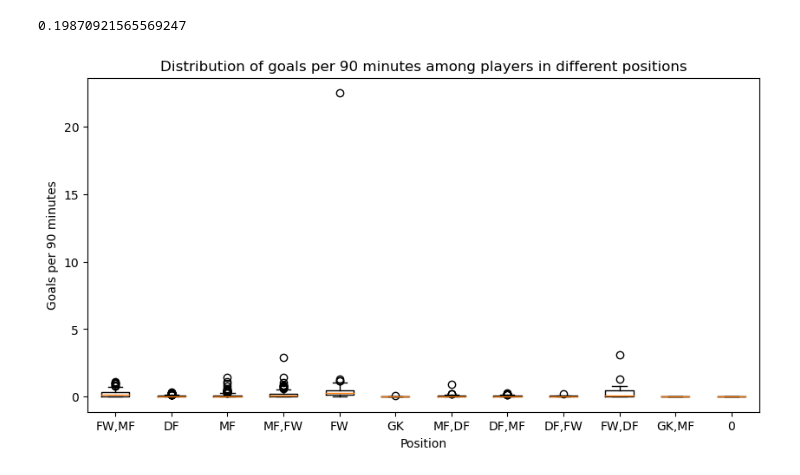
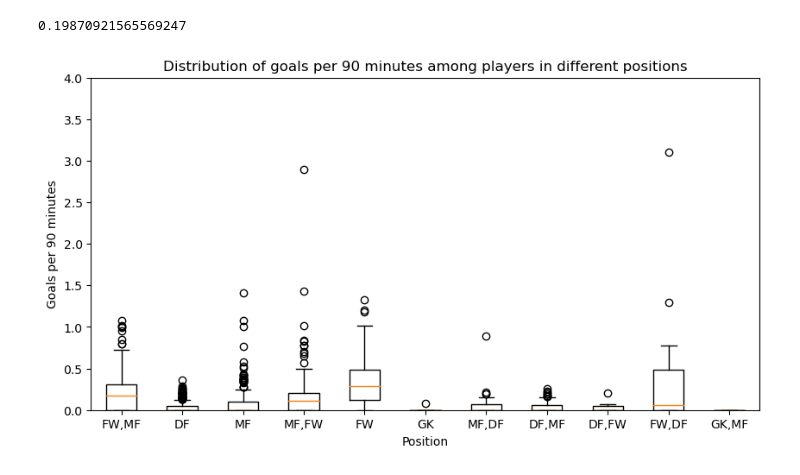
Before and after one commit to RockyOwens/Project1, a Jupyter notebook: SoccerPlayerAnalysis.ipynb, the cells around one changed output. Saved outputs shown, nothing was run; the diff lists cells and outputs as text; code cells hidden in the pictures.

```diff
--- a/SoccerPlayerAnalysis.ipynb
+++ b/SoccerPlayerAnalysis.ipynb
@@ -421,11 +421,12 @@ correlation
 # %%
 # What is the distribution of goals per 90 minutes among players in different positions?
 
 plt.figure(figsize=(10, 5))
-plt.boxplot([soccer_data.loc[soccer_data['position'] == pos, 'goals_per90'] for pos in soccer_data['position'].unique()], labels=soccer_data['position'].unique())
+plt.boxplot([clean_data_df.loc[clean_data_df['position'] == pos, 'goals_per90'] for pos in clean_data_df['position'].unique()], labels=clean_data_df['position'].unique())
 plt.xlabel('Position')
 plt.ylabel('Goals per 90 minutes')
+plt.ylim(0,4)
 plt.title('Distribution of goals per 90 minutes among players in different positions')
 plt.show()
 # %% [output]
-[figure, old version]
+[figure, new version]
```
Also changed, not shown: parts of 1 cell of this notebook.
